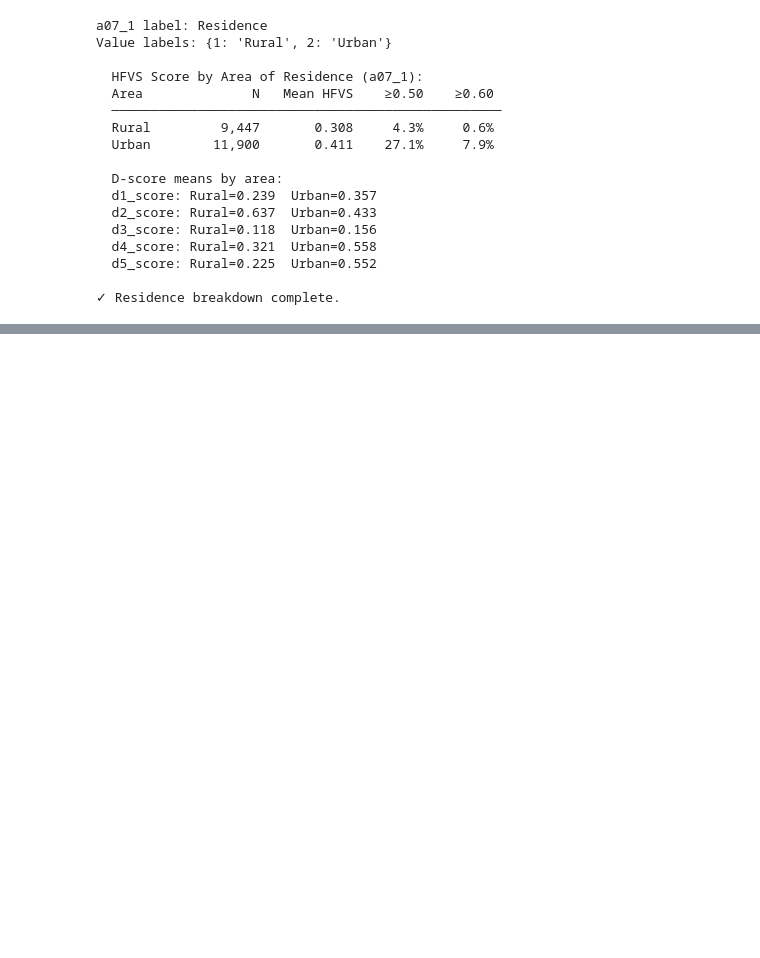
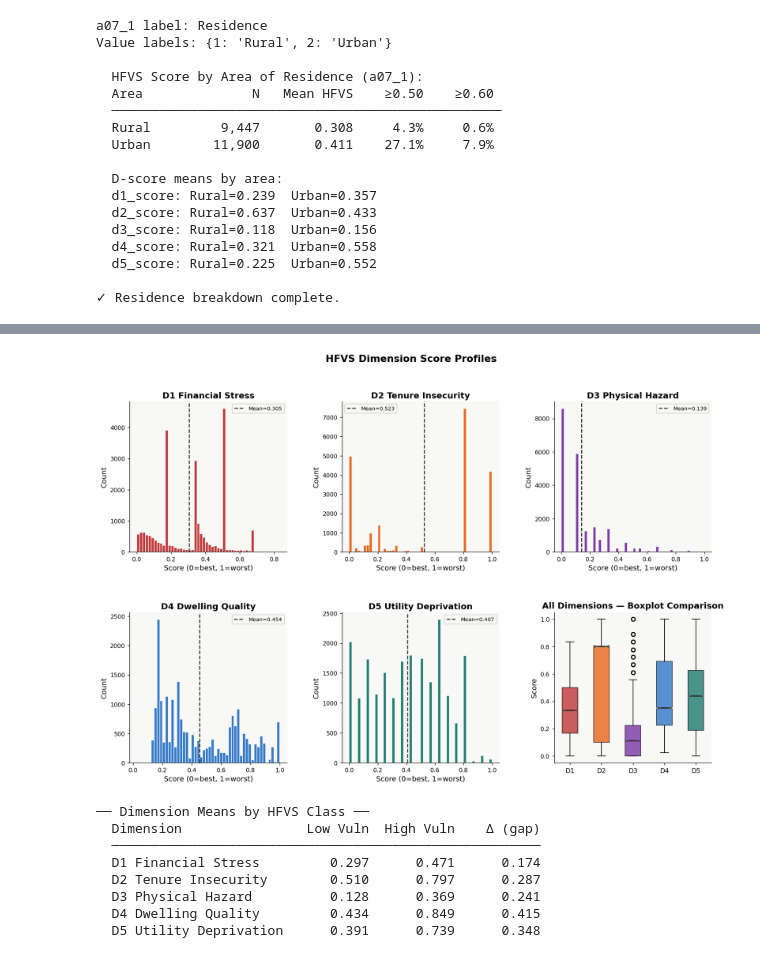
Before and after one commit to VAL-Jerono/KHS_housing_dissertation, a Jupyter notebook: exploration.ipynb, the cells around one changed output, grey strips where cells are left out. Cells and saved outputs as stored; diff of their text form; code cells hidden in the pictures; blank space fills up the shorter version.

```diff
--- a/exploration.ipynb
+++ b/exploration.ipynb
@@ -1963,0 +2384,51 @@ Rank  County                  N HHs    HFVS     D1     D2     D3     D4     D5
+# %%
+
+fig = plt.figure(figsize=(16, 10))
+gs = gridspec.GridSpec(2, 3, figure=fig, hspace=0.4, wspace=0.35)
+
+# Individual dimension distributions
+for i, (col, color) in enumerate(zip(d_cols, d_colors)):
+    r, c = divmod(i, 3)
+    ax = fig.add_subplot(gs[r, c])
+    ax.hist(df[col], bins=50, color=color, edgecolor='white', alpha=0.85)
+    ax.axvline(df[col].mean(), color=DARK, linestyle='--', lw=1.5,
+               label=f"Mean={df[col].mean():.3f}")
+    ax.set_title(d_labels[col], pad=5)
+    ax.set_xlabel("Score (0=best, 1=worst)")
+    ax.set_ylabel("Count")
+    ax.legend(fontsize=8)
+
+# Bottom right: radar / dimension comparison boxplot
+ax6 = fig.add_subplot(gs[1, 2])
+box_data = [df[c].dropna().values for c in d_cols]
+bp = ax6.boxplot(box_data, patch_artist=True, notch=True,
+                  medianprops=dict(color=DARK, lw=2))
+for patch, color in zip(bp['boxes'], d_colors):
+    patch.set_facecolor(color); patch.set_alpha(0.7)
+ax6.set_xticks(range(1, 6))
+ax6.set_xticklabels(['D1','D2','D3','D4','D5'], fontsize=10)
+ax6.set_ylabel("Score")
+ax6.set_title("All Dimensions — Boxplot Comparison")
+
+plt.suptitle("HFVS Dimension Score Profiles", fontsize=15, fontweight='700')
+plt.savefig(FIGS / 'eda04_dimensions.png', dpi=130, bbox_inches='tight')
+plt.show()
+
+# Numeric: mean by class
+print("\n── Dimension Means by HFVS Class ──")
+print(f"  {'Dimension':<22} {'Low Vuln':>10} {'High Vuln':>10} {'Δ (gap)':>10}")
+print("  " + "─" * 55)
+for col in d_cols:
+    lo = df[df['hfvs_binary']==0][col].mean()
+    hi = df[df['hfvs_binary']==1][col].mean()
+    print(f"  {d_labels[col]:<22} {lo:>10.3f} {hi:>10.3f} {hi-lo:>10.3f}")
+# %% [output]
+[figure, added]
+── Dimension Means by HFVS Class ──
+  Dimension                Low Vuln  High Vuln    Δ (gap)
+  ───────────────────────────────────────────────────────
+  D1 Financial Stress         0.297      0.471      0.174
+  D2 Tenure Insecurity        0.510      0.797      0.287
+  D3 Physical Hazard          0.128      0.369      0.241
+  D4 Dwelling Quality         0.434      0.849      0.415
+  D5 Utility Deprivation      0.391      0.739      0.348
```
Also changed, not shown: parts of 29 cells of this notebook.
